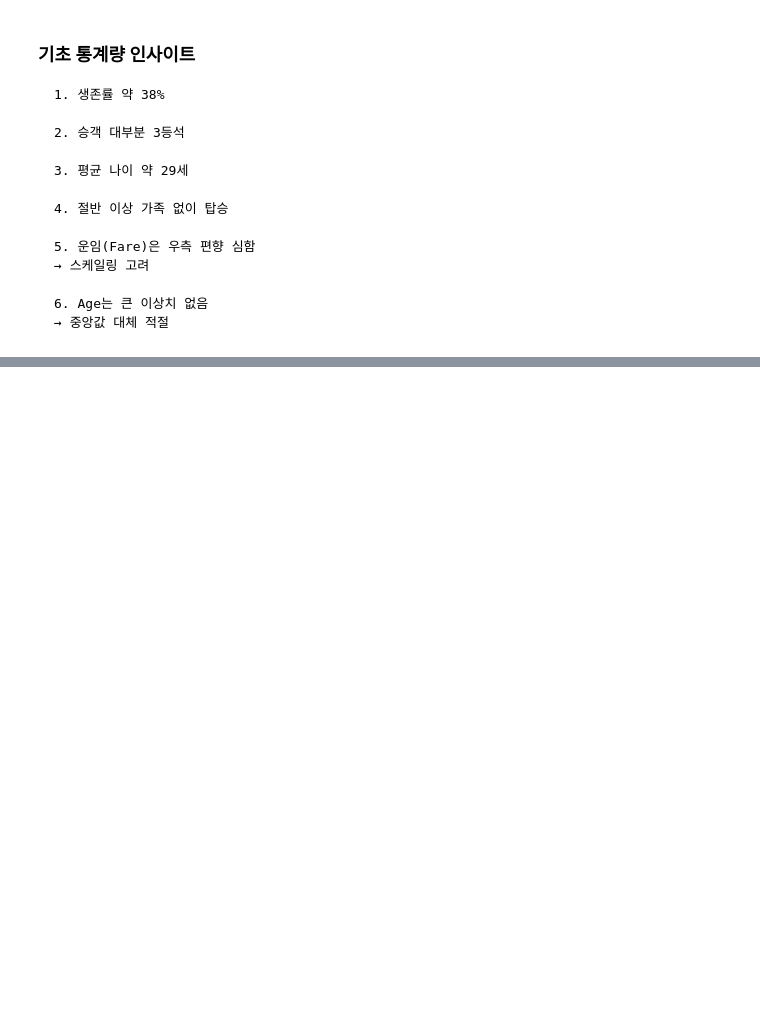
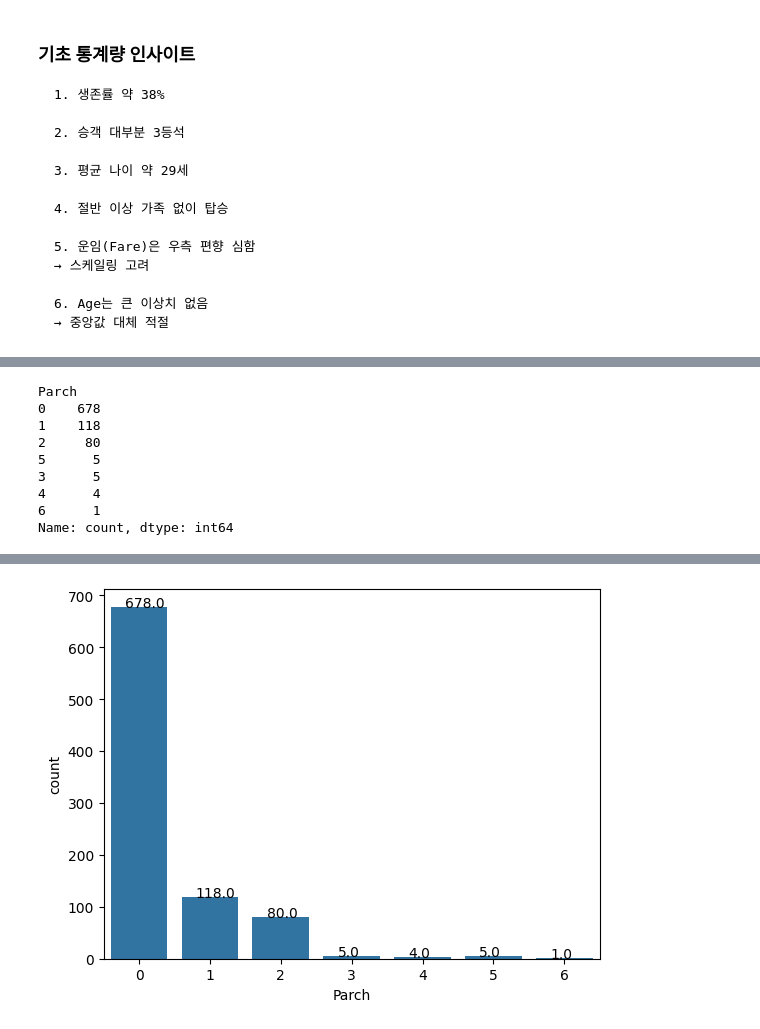
Before and after one commit to nqwrt/Gwangju-AI-Academy, a Jupyter notebook: 데이터시각화/데이터분석-4기-2025-08-07/2025-08-19/01-데이터분석-탐색적(EDA)분석.ipynb, the cells around one changed output, grey strips where cells are left out. Drawn from its saved outputs; the diff is of its cells as text; code cells hidden in the pictures; blank space fills up the shorter version.

```diff
--- a/데이터시각화/데이터분석-4기-2025-08-07/2025-08-19/01-데이터분석-탐색적(EDA)분석.ipynb
+++ b/데이터시각화/데이터분석-4기-2025-08-07/2025-08-19/01-데이터분석-탐색적(EDA)분석.ipynb
@@ -732,0 +899,25 @@ print(df_train.describe())
+# %%
+# 5. Parch (부모·자녀 수)
+print(
+df_train["Parch"]
+.value_counts()
+)
+
+ax=sns.countplot(
+x="Parch",
+data=df_train
+)
+
+for p in ax.patches:
+
+ ax.annotate(
+ p.get_height(),
+
+ (
+ p.get_x()+0.2,
+ p.get_height()
+ )
+ )
+
+plt.show()
+# %% [output]
@@ -732,0 +941,9 @@ print(df_train.describe())
+Parch
+0    678
+1    118
+2     80
+5      5
+3      5
+4      4
+6      1
+Name: count, dtype: int64
@@ -732,0 +967 @@ print(df_train.describe())
+[figure, added]
```
Also changed, not shown: parts of 9 cells of this notebook.
